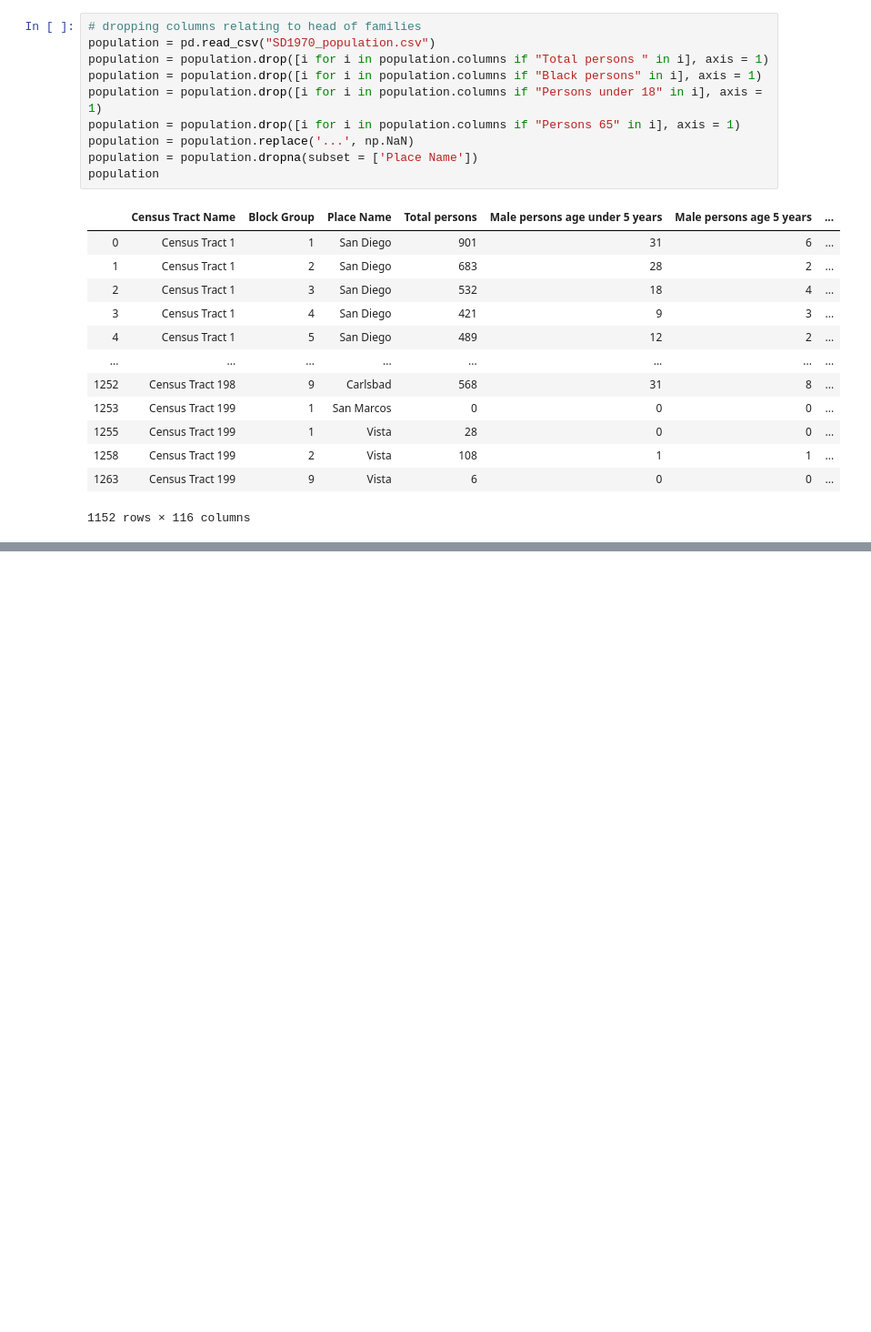
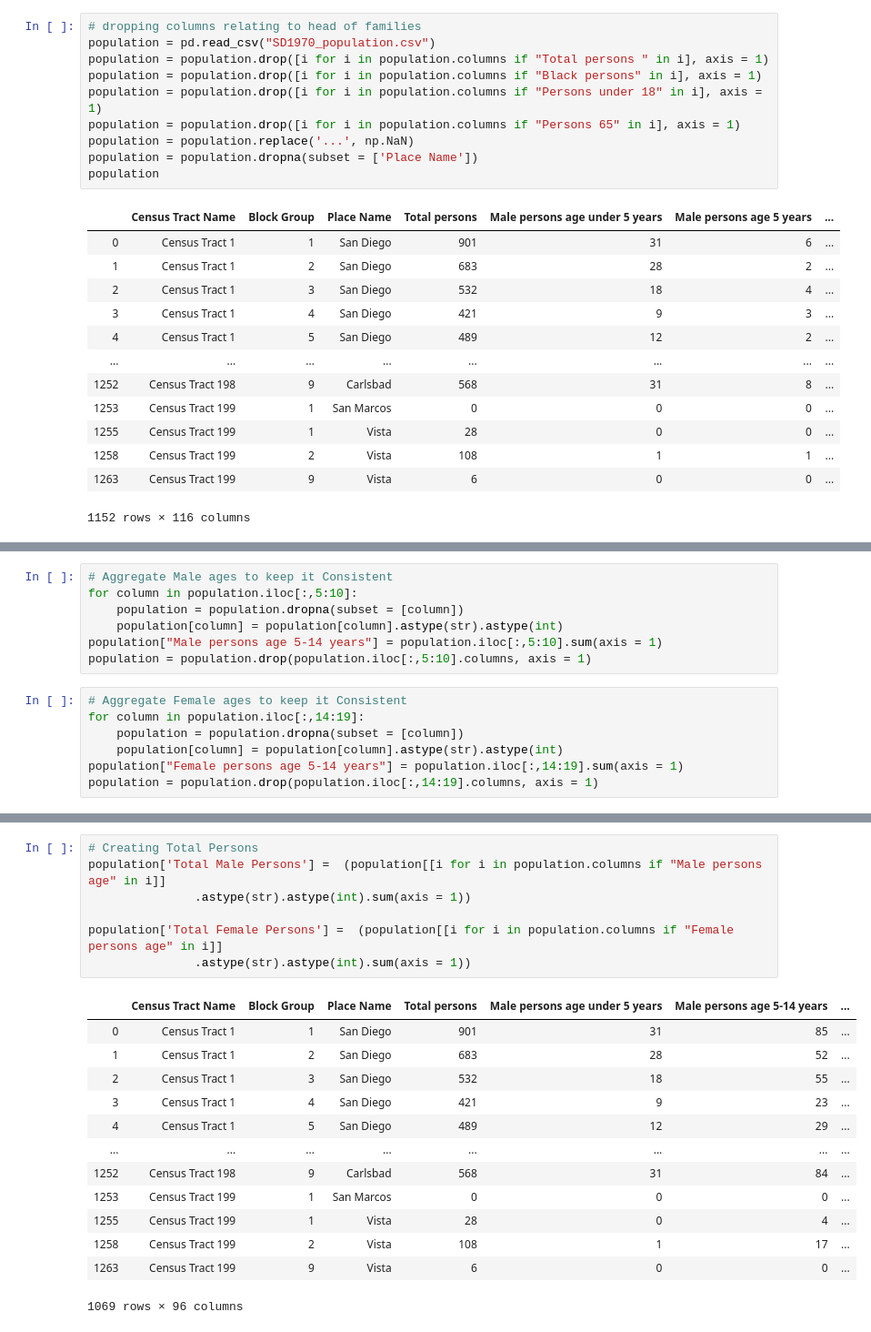
Before and after one commit to jjharsono1/DataHack2020-Science-Route, a Jupyter notebook: BEGINNER TRACK.ipynb, the cells around one changed output, grey strips where cells are left out. Shown at 91% size. Cells and saved outputs as stored; diff of their text form; blank space fills up the shorter version.

```diff
--- a/BEGINNER TRACK.ipynb
+++ b/BEGINNER TRACK.ipynb
@@ -76,5 +76,19 @@ Try using .loc[row_indexer,col_indexer] = value instead
 
 See the caveats in the documentation: http://pandas.pydata.org/pandas-docs/stable/user_guide/indexing.html#returning-a-view-versus-a-copy
   after removing the cwd from sys.path.
+# %%
+# Aggregate Male ages to keep it Consistent
+for column in population.iloc[:,5:10]:
+    population = population.dropna(subset = [column])
+    population[column] = population[column].astype(str).astype(int)
+population["Male persons age 5-14 years"] = population.iloc[:,5:10].sum(axis = 1)
+population = population.drop(population.iloc[:,5:10].columns, axis = 1)
+# %%
+# Aggregate Female ages to keep it Consistent
+for column in population.iloc[:,14:19]:
+    population = population.dropna(subset = [column])
+    population[column] = population[column].astype(str).astype(int)
+population["Female persons age 5-14 years"] = population.iloc[:,14:19].sum(axis = 1)
+population = population.drop(population.iloc[:,14:19].columns, axis = 1)
 # %%
 # Aggregate Female ages to keep it Consistent
@@ -85,0 +115,21 @@ population = population.drop(population.iloc[:,23:31].columns, axis = 1)
+# %%
+# Creating Total Persons
+population['Total Male Persons'] =  (population[[i for i in population.columns if "Male persons age" in i]]
+               .astype(str).astype(int).sum(axis = 1))
+
+population['Total Female Persons'] =  (population[[i for i in population.columns if "Female persons age" in i]]
+               .astype(str).astype(int).sum(axis = 1))
+# %% [output]
+|  | Census Tract Name | Block Group | Place Name | Total persons | Male persons age under 5 years | Male persons age 5-14 years | ... |
+| 0 | Census Tract 1 | 1 | San Diego | 901 | 31 | 85 | ... |
+| 1 | Census Tract 1 | 2 | San Diego | 683 | 28 | 52 | ... |
+| 2 | Census Tract 1 | 3 | San Diego | 532 | 18 | 55 | ... |
+| 3 | Census Tract 1 | 4 | San Diego | 421 | 9 | 23 | ... |
+| 4 | Census Tract 1 | 5 | San Diego | 489 | 12 | 29 | ... |
+| ... | ... | ... | ... | ... | ... | ... | ... |
+| 1252 | Census Tract 198 | 9 | Carlsbad | 568 | 31 | 84 | ... |
+| 1253 | Census Tract 199 | 1 | San Marcos | 0 | 0 | 0 | ... |
+| 1255 | Census Tract 199 | 1 | Vista | 28 | 0 | 4 | ... |
+| 1258 | Census Tract 199 | 2 | Vista | 108 | 1 | 17 | ... |
+| 1263 | Census Tract 199 | 9 | Vista | 6 | 0 | 0 | ... |
+1069 rows × 96 columns
```
Also changed, not shown: parts of 7 cells of this notebook.
